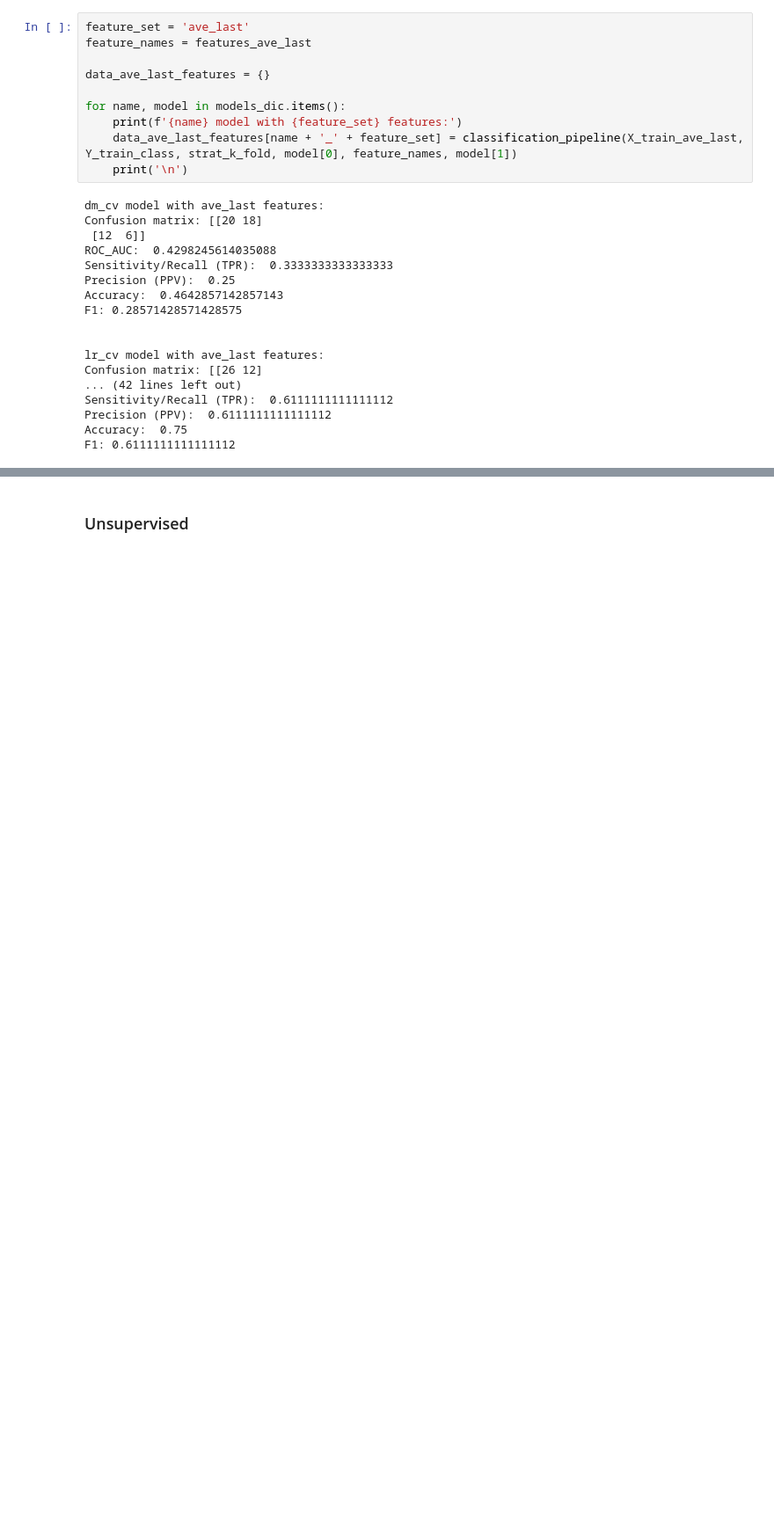
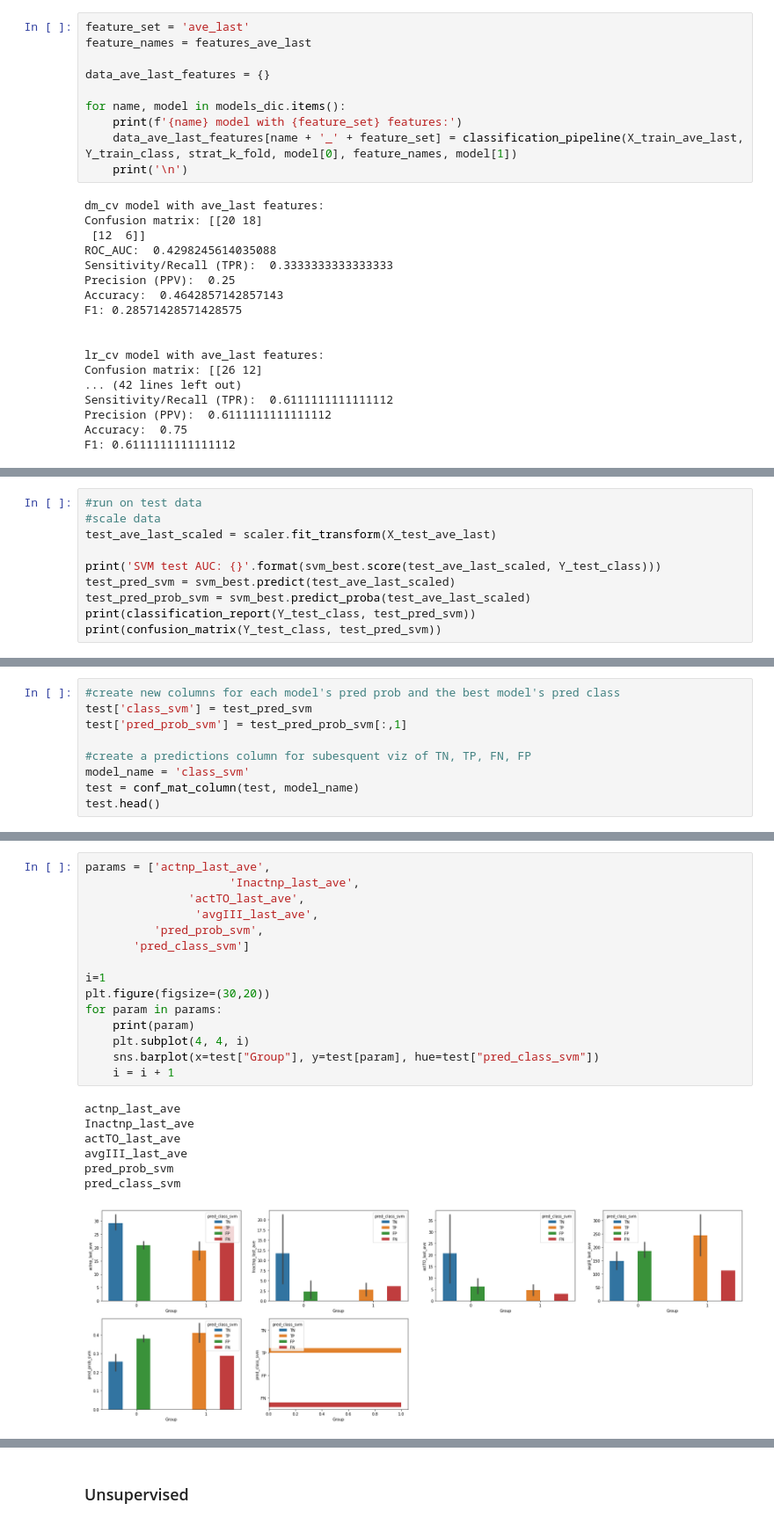
Before and after one commit to grace3999/PredictEscalation, a Jupyter notebook: EscalationProj_Ryan2.ipynb, the cells around one changed output, grey strips where cells are left out. Shown at 88% size. Saved outputs shown, nothing was run; the diff lists cells and outputs as text; blank space fills up the shorter version.

```diff
--- a/EscalationProj_Ryan2.ipynb
+++ b/EscalationProj_Ryan2.ipynb
@@ -516,0 +616,10 @@ Text(0,0.5,'Precision')
+# %%
+#run on test data
+#scale data
+test_ave_last_scaled = scaler.fit_transform(X_test_ave_last)
+
+print('SVM test AUC: {}'.format(svm_best.score(test_ave_last_scaled, Y_test_class)))
+test_pred_svm = svm_best.predict(test_ave_last_scaled)
+test_pred_prob_svm = svm_best.predict_proba(test_ave_last_scaled)
+print(classification_report(Y_test_class, test_pred_svm))
+print(confusion_matrix(Y_test_class, test_pred_svm))
@@ -516,0 +639,9 @@ Text(0,0.5,'Precision')
+# %%
+#create new columns for each model's pred prob and the best model's pred class
+test['class_svm'] = test_pred_svm
+test['pred_prob_svm'] = test_pred_prob_svm[:,1]
+
+#create a predictions column for subesquent viz of TN, TP, FN, FP
+model_name = 'class_svm'
+test = conf_mat_column(test, model_name)
+test.head()
@@ -516,0 +655,23 @@ Text(0,0.5,'Precision')
+# %%
+params = ['actnp_last_ave',
+                     'Inactnp_last_ave',
+               'actTO_last_ave',
+                'avgIII_last_ave',
+          'pred_prob_svm',
+       'pred_class_svm']
+
+i=1
+plt.figure(figsize=(30,20))
+for param in params:
+    print(param)
+    plt.subplot(4, 4, i)
+    sns.barplot(x=test["Group"], y=test[param], hue=test["pred_class_svm"])
+    i = i + 1
+# %% [output]
+actnp_last_ave
+Inactnp_last_ave
+actTO_last_ave
+avgIII_last_ave
+pred_prob_svm
+pred_class_svm
+[figure, added]
```
Also changed, not shown: parts of 38 cells of this notebook.
